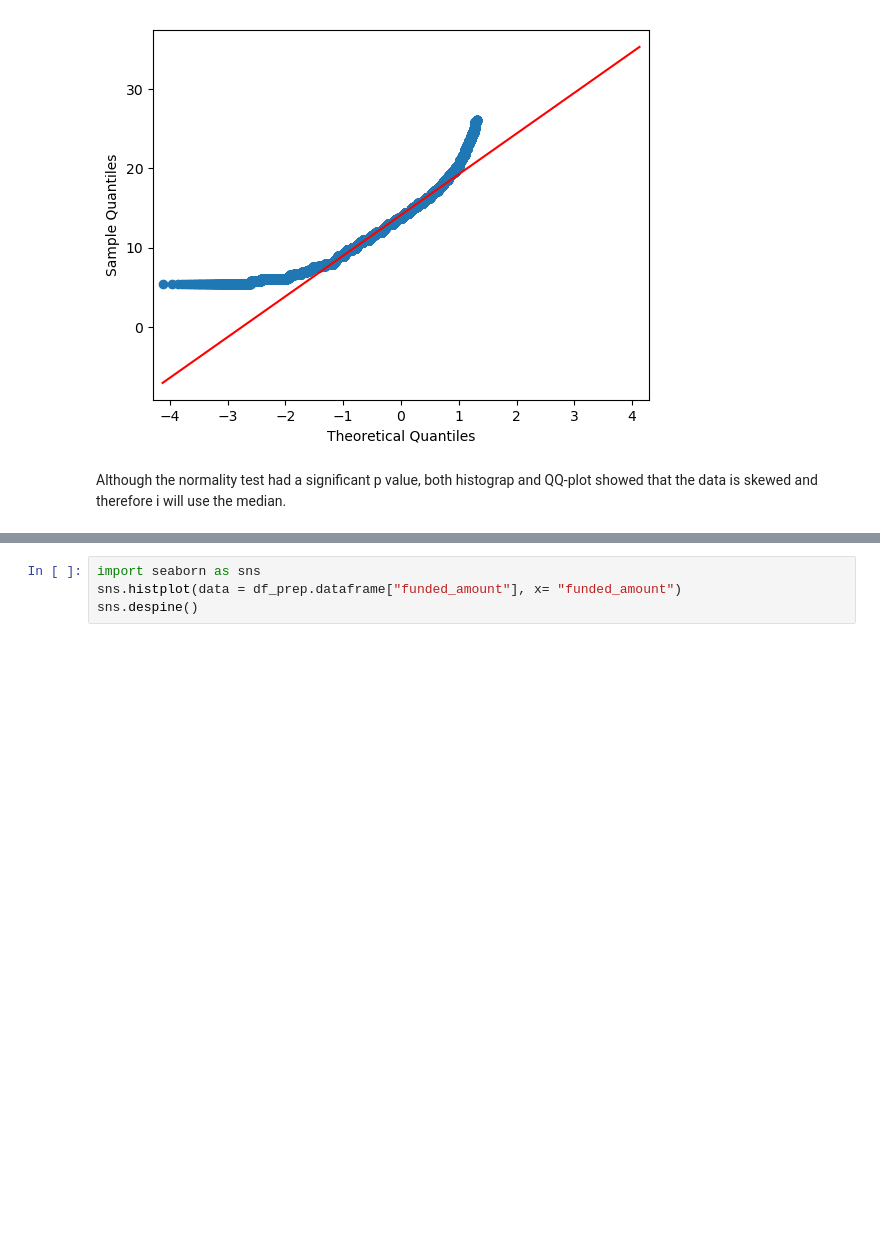
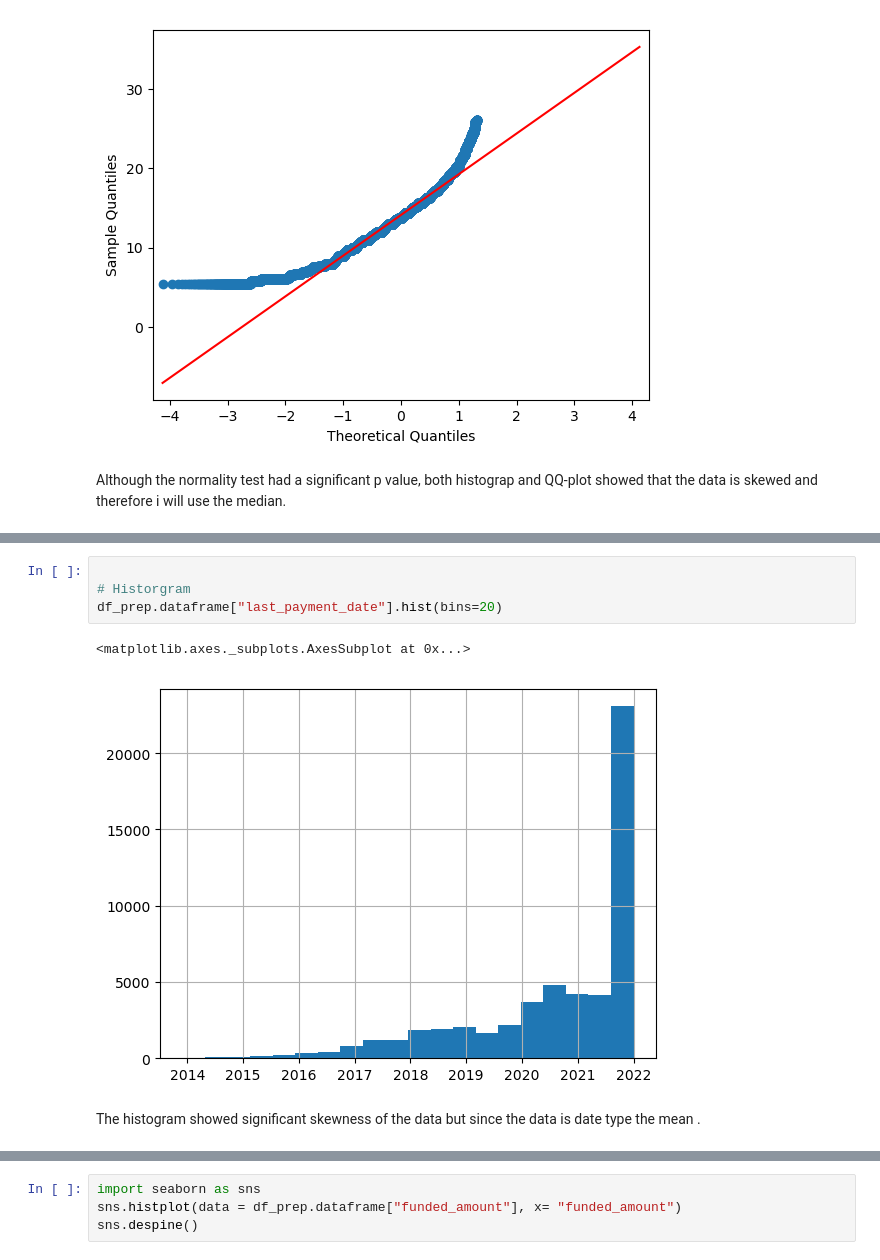
Before and after one commit to ChristianDaza/EDA_finance, a Jupyter notebook: SRC/EDA.ipynb, the cells around one changed output, grey strips where cells are left out. Cells and saved outputs as stored; diff of their text form; blank space fills up the shorter version.

```diff
--- a/SRC/EDA.ipynb
+++ b/SRC/EDA.ipynb
@@ -260,0 +262,9 @@ policy_code:
+# %%
+
+# Historgram
+df_prep.dataframe["last_payment_date"].hist(bins=20)
+# %% [output]
+<matplotlib.axes._subplots.AxesSubplot at 0x...>
+[figure, added]
+# %% [markdown]
+The histogram showed significant skewness of the data but since the data is date type the mean .
```
Also changed, not shown: parts of 11 cells of this notebook, 1 other file.
